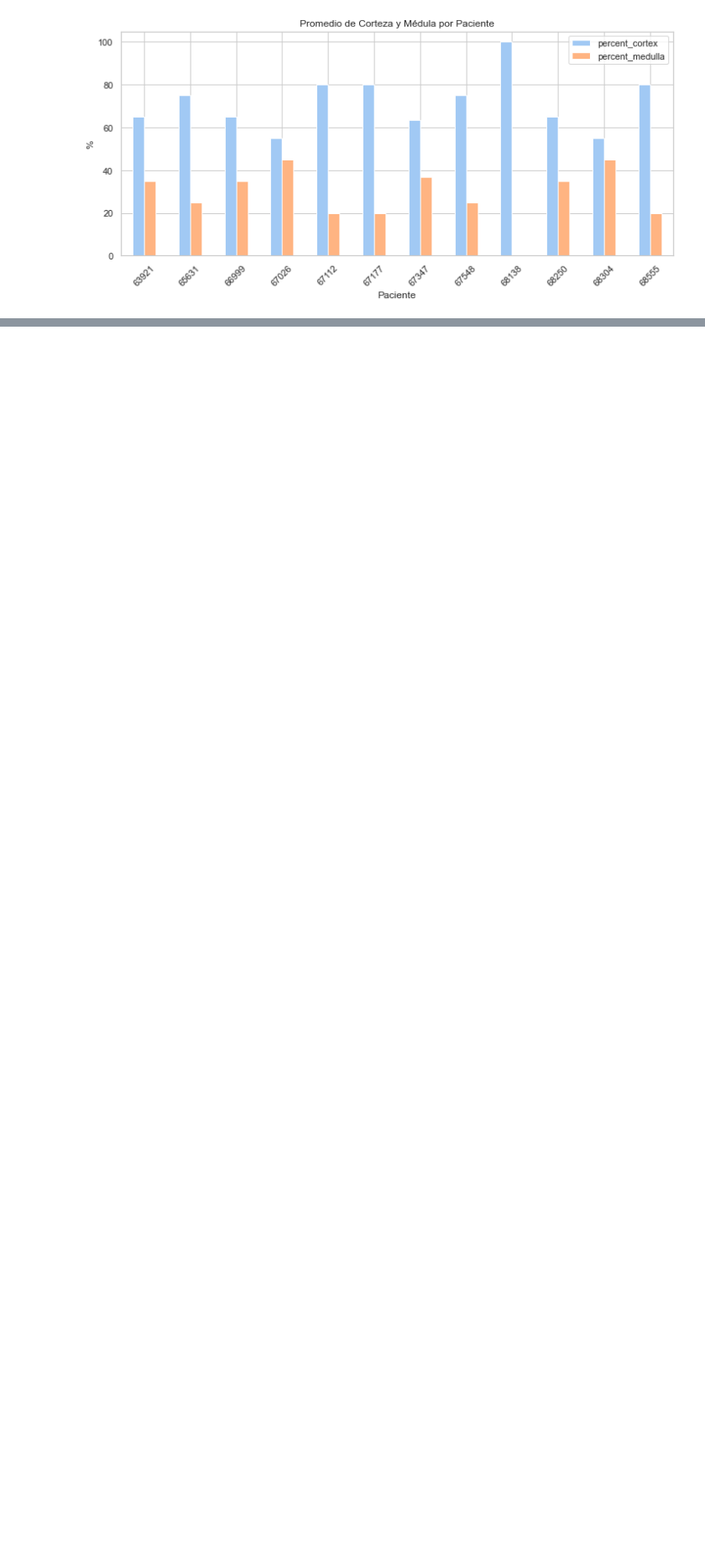
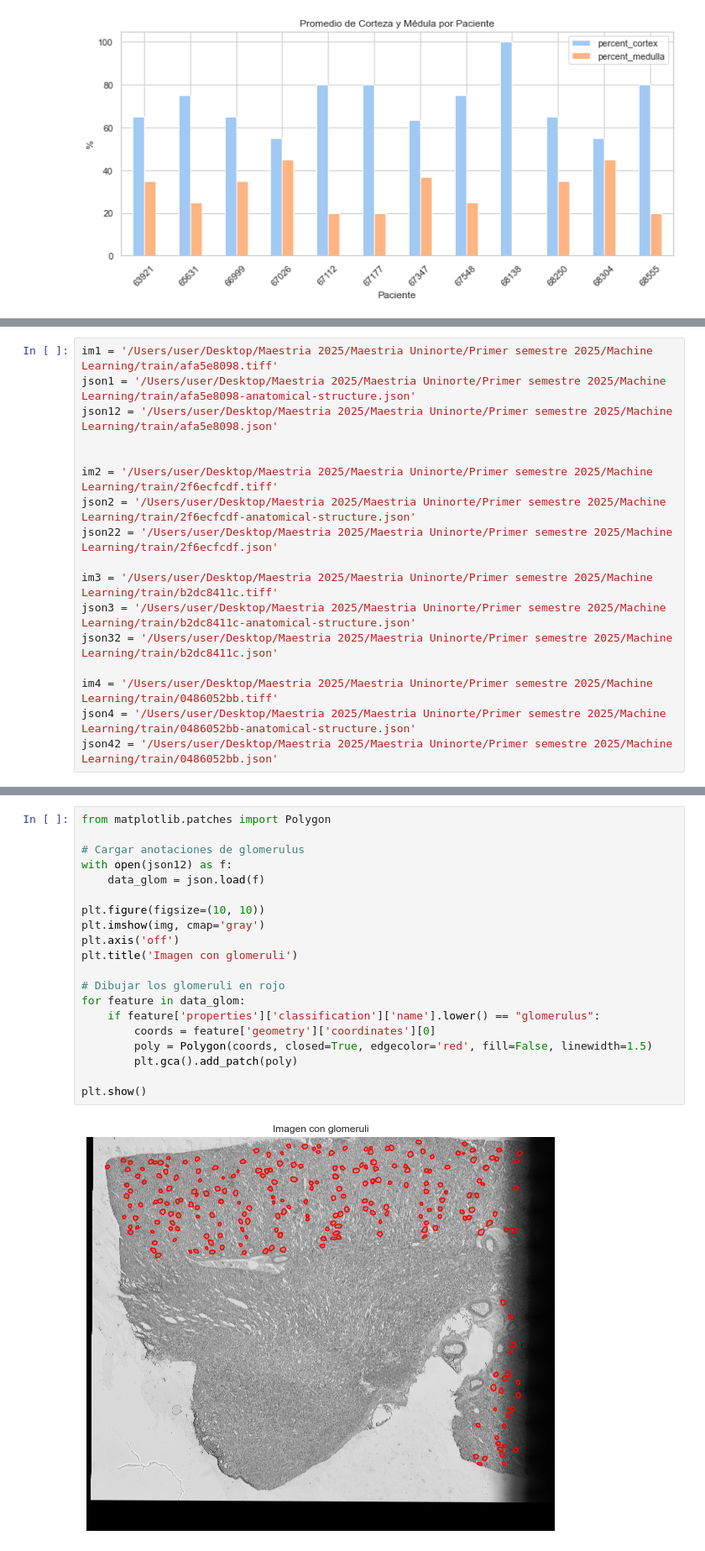
Before and after one commit to Iaibanez/Parcial1ML, a Jupyter notebook: _sources/Ejercicio4.ipynb, the cells around one changed output, grey strips where cells are left out. Shown at 84% size. Cells and saved outputs as stored; diff of their text form; blank space fills up the shorter version.

```diff
--- a/_sources/Ejercicio4.ipynb
+++ b/_sources/Ejercicio4.ipynb
@@ -248,0 +253,17 @@ plt.show()
+# %%
+im1 = '/Users/user/Desktop/Maestria 2025/Maestria Uninorte/Primer semestre 2025/Machine Learning/train/afa5e8098.tiff'
+json1 = '/Users/user/Desktop/Maestria 2025/Maestria Uninorte/Primer semestre 2025/Machine Learning/train/afa5e8098-anatomical-structure.json'
+json12 = '/Users/user/Desktop/Maestria 2025/Maestria Uninorte/Primer semestre 2025/Machine Learning/train/afa5e8098.json'
+
+
+im2 = '/Users/user/Desktop/Maestria 2025/Maestria Uninorte/Primer semestre 2025/Machine Learning/train/2f6ecfcdf.tiff'
+json2 = '/Users/user/Desktop/Maestria 2025/Maestria Uninorte/Primer semestre 2025/Machine Learning/train/2f6ecfcdf-anatomical-structure.json'
+json22 = '/Users/user/Desktop/Maestria 2025/Maestria Uninorte/Primer semestre 2025/Machine Learning/train/2f6ecfcdf.json'
+
+im3 = '/Users/user/Desktop/Maestria 2025/Maestria Uninorte/Primer semestre 2025/Machine Learning/train/b2dc8411c.tiff'
+json3 = '/Users/user/Desktop/Maestria 2025/Maestria Uninorte/Primer semestre 2025/Machine Learning/train/b2dc8411c-anatomical-structure.json'
+json32 = '/Users/user/Desktop/Maestria 2025/Maestria Uninorte/Primer semestre 2025/Machine Learning/train/b2dc8411c.json'
+
+im4 = '/Users/user/Desktop/Maestria 2025/Maestria Uninorte/Primer semestre 2025/Machine Learning/train/0486052bb.tiff'
+json4 = '/Users/user/Desktop/Maestria 2025/Maestria Uninorte/Primer semestre 2025/Machine Learning/train/0486052bb-anatomical-structure.json'
+json42 = '/Users/user/Desktop/Maestria 2025/Maestria Uninorte/Primer semestre 2025/Machine Learning/train/0486052bb.json'
@@ -248,0 +307,22 @@ plt.show()
+# %%
+from matplotlib.patches import Polygon
+
+# Cargar anotaciones de glomerulus
+with open(json12) as f:
+    data_glom = json.load(f)
+
+plt.figure(figsize=(10, 10))
+plt.imshow(img, cmap='gray')
+plt.axis('off')
+plt.title('Imagen con glomeruli')
+
+# Dibujar los glomeruli en rojo
+for feature in data_glom:
+    if feature['properties']['classification']['name'].lower() == "glomerulus":
+        coords = feature['geometry']['coordinates'][0]
+        poly = Polygon(coords, closed=True, edgecolor='red', fill=False, linewidth=1.5)
+        plt.gca().add_patch(poly)
+
+plt.show()
+# %% [output]
+[figure, added]
```
Also changed, not shown: parts of 18 cells of this notebook, 3 other files.
